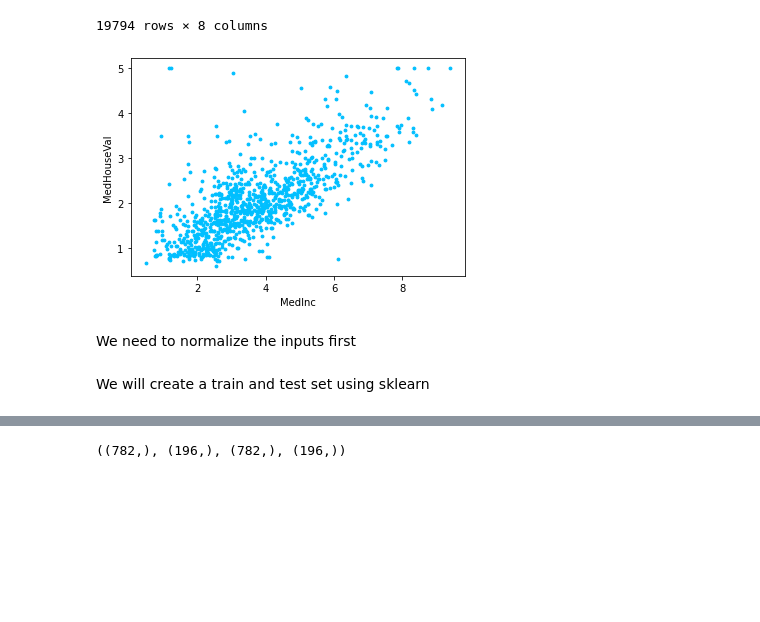
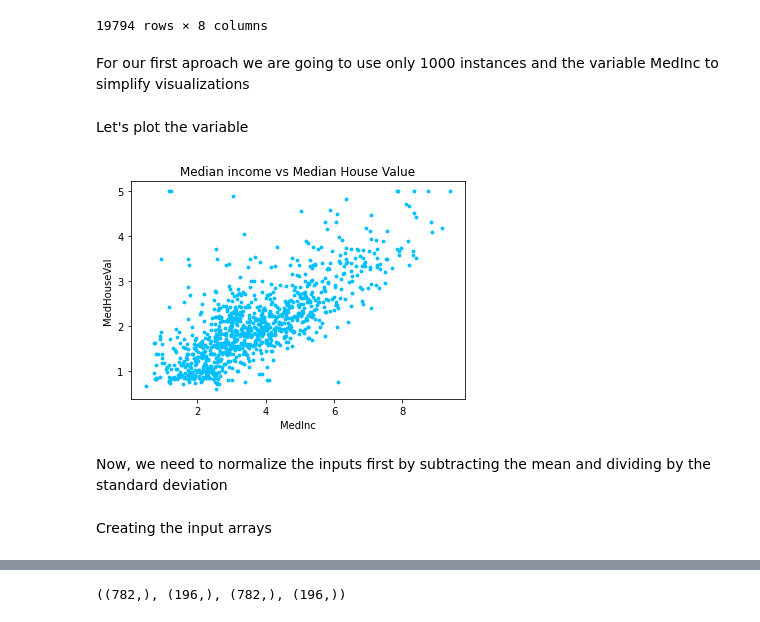
Before and after one commit to nicolasbuitragob/MLscratch, a Jupyter notebook: Linear_regression.ipynb, the cells around one changed output, grey strips where cells are left out. Drawn from its saved outputs; the diff is of its cells as text; code cells hidden in the pictures; blank space fills up the shorter version.

```diff
--- a/Linear_regression.ipynb
+++ b/Linear_regression.ipynb
@@ -189,18 +186,24 @@ X
 | 20638 | 1.8672 | 18.0 | 5.329513 | 1.171920 | 741.0 | 2.123209 | 39.43 | -121.32 |
 | 20639 | 2.3886 | 16.0 | 5.254717 | 1.162264 | 1387.0 | 2.616981 | 39.37 | -121.24 |
 19794 rows × 8 columns
+# %% [markdown]
+For our first aproach we are going to use only 1000 instances and the variable MedInc to simplify visualizations
 # %%
 X_initial = X['MedInc'].loc[:1000]
 y_initial = y.loc[:1000]
+# %% [markdown]
+Let's plot the variable
 # %%
+
 plt.scatter(X_initial,y_initial,color='deepskyblue',s = 8)
 plt.xlabel('MedInc')
 plt.ylabel('MedHouseVal')
+plt.title('Median income vs Median House Value')
 plt.show()
 # %% [output]
-[figure, old version]
+[figure, new version]
 # %% [markdown]
-We need to normalize the inputs first
+Now, we need to normalize the inputs first by subtracting the mean and dividing by the standard deviation
 # %%
 def normalize(data):
     mean = data.mean()
@@ -208,8 +211,8 @@ def normalize(data):
     norm = (data - mean) / std
     return norm
 X_norm = normalize(X_initial)
+# %% [markdown]
+Creating the input arrays
 # %%
 X_arr = np.array(X_norm)
 y_arr = np.array(y_initial)
-# %% [markdown]
-We will create a train and test set using sklearn
```
Also changed, not shown: parts of 17 cells of this notebook.
